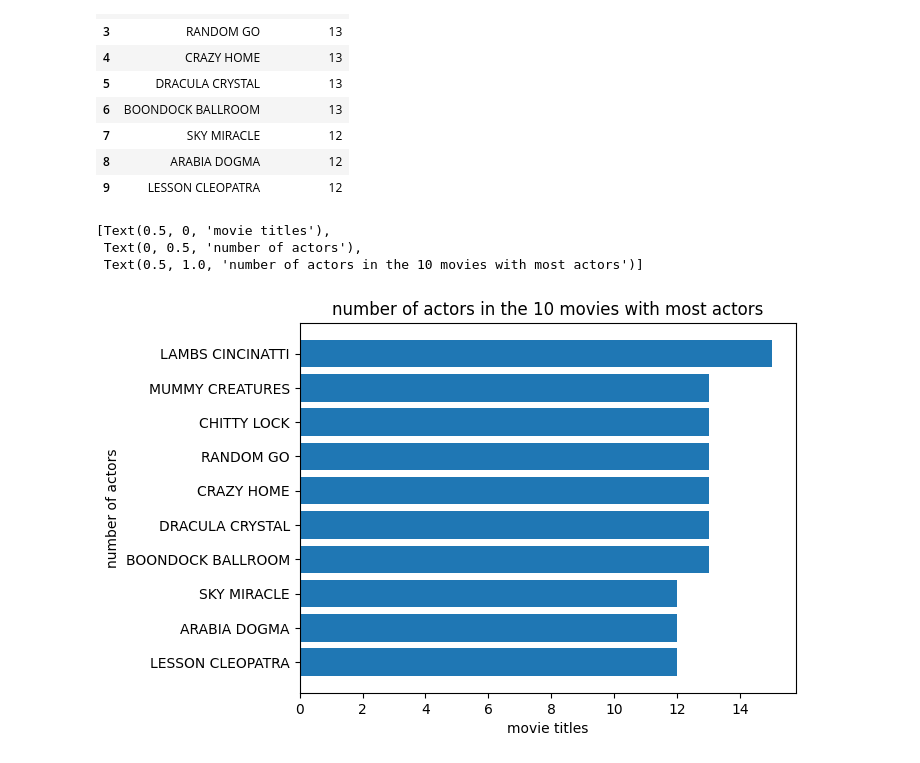
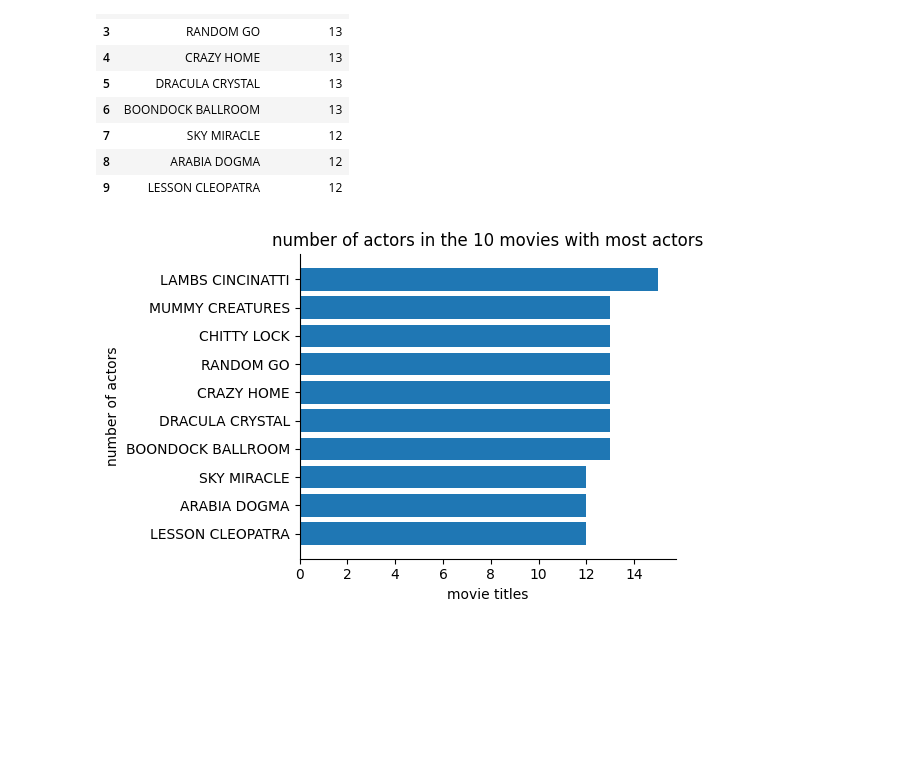
Before and after one commit to kokchun/duckdb_analytics_kokchun_giang_mlops25, a Jupyter notebook: code_alongs/18_pandas_duckdb/duckdb_pandas.ipynb, the cells around one changed output. Drawn from its saved outputs; the diff is of its cells as text; code cells hidden in the pictures; blank space fills up the shorter version.

```diff
--- a/code_alongs/18_pandas_duckdb/duckdb_pandas.ipynb
+++ b/code_alongs/18_pandas_duckdb/duckdb_pandas.ipynb
@@ -279,16 +279,18 @@ df
 # %%
 import matplotlib.pyplot as plt
 
-fig, ax = plt.subplots(1)
+fig, ax = plt.subplots(1, figsize=(6,4))
 ax.barh(y=df["film_title"], width=df["total_actors"])
 ax.invert_yaxis()
 ax.set(
     xlabel="movie titles",
     ylabel="number of actors",
     title="number of actors in the 10 movies with most actors",
 )
+
+ax.spines[['right', 'top']].set_visible(False)
+
+fig.tight_layout()
+fig.savefig("actor_count_hbar.png", dpi = 150)
 # %% [output]
-[Text(0.5, 0, 'movie titles'),
- Text(0, 0.5, 'number of actors'),
- Text(0.5, 1.0, 'number of actors in the 10 movies with most actors')]
-[figure, old version]
+[figure, new version]
```
Also changed, not shown: 1 other file.
